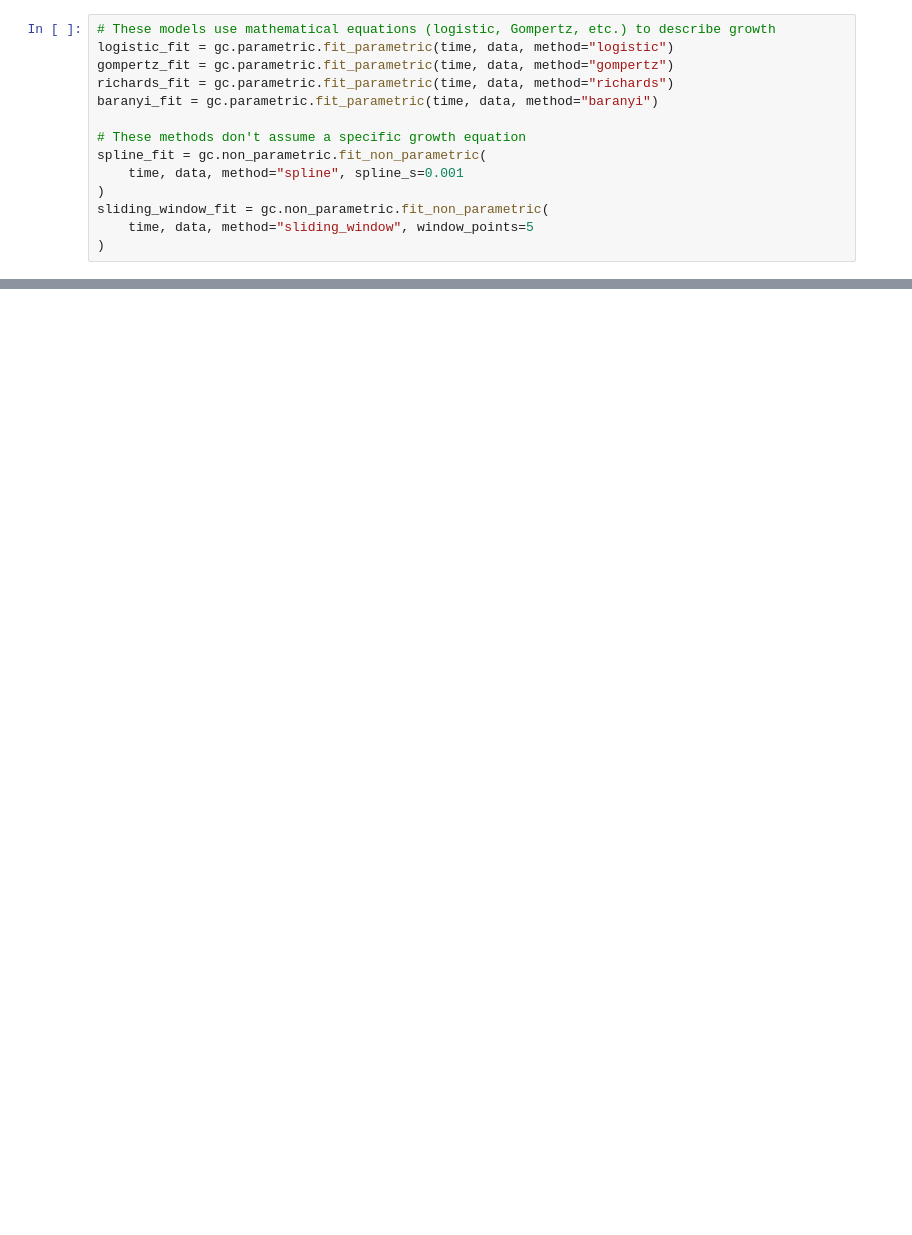
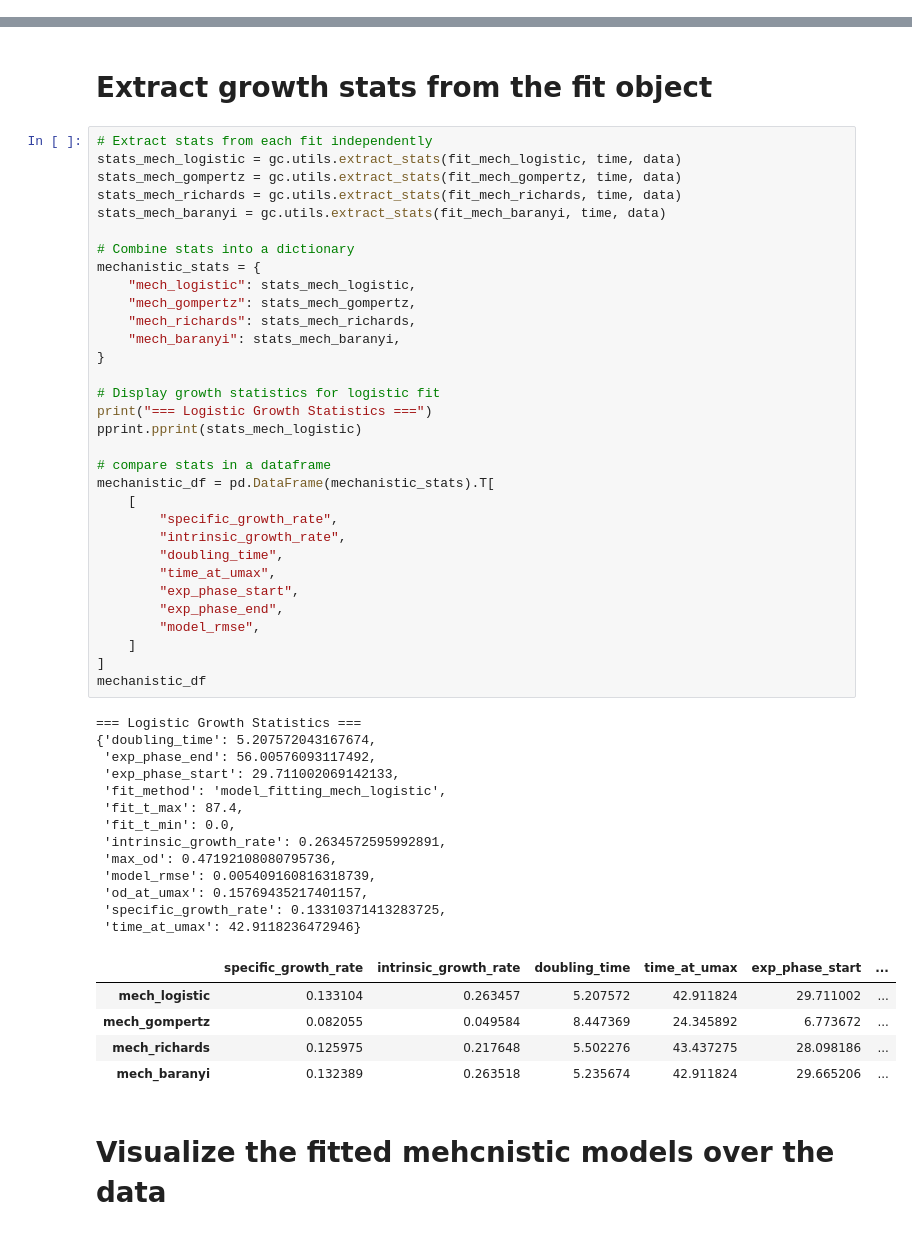
Before and after one commit to biosustain/growthcurves, a Jupyter notebook: docs/tutorial/tutorial.ipynb, the cells around one changed output, grey strips where cells are left out. Cells and saved outputs as stored; diff of their text form; blank space fills up the shorter version.

Commit message:
plotting, fitting and tutorial updates

```diff
--- a/docs/tutorial/tutorial.ipynb
+++ b/docs/tutorial/tutorial.ipynb
@@ -725,14 +0,0 @@ All fitting functions return a dictionary with the following structure:
-# %%
-# These models use mathematical equations (logistic, Gompertz, etc.) to describe growth
-logistic_fit = gc.parametric.fit_parametric(time, data, method="logistic")
-gompertz_fit = gc.parametric.fit_parametric(time, data, method="gompertz")
-richards_fit = gc.parametric.fit_parametric(time, data, method="richards")
-baranyi_fit = gc.parametric.fit_parametric(time, data, method="baranyi")
-
-# These methods don't assume a specific growth equation
-spline_fit = gc.non_parametric.fit_non_parametric(
-    time, data, method="spline", spline_s=0.001
-)
-sliding_window_fit = gc.non_parametric.fit_non_parametric(
-    time, data, method="sliding_window", window_points=5
-)
@@ -1161,0 +657,55 @@ fig_dndt.show()
+# %% [markdown]
+# Extract growth stats from the fit object
+# %%
+# Extract stats from each fit independently
+stats_mech_logistic = gc.utils.extract_stats(fit_mech_logistic, time, data)
+stats_mech_gompertz = gc.utils.extract_stats(fit_mech_gompertz, time, data)
+stats_mech_richards = gc.utils.extract_stats(fit_mech_richards, time, data)
+stats_mech_baranyi = gc.utils.extract_stats(fit_mech_baranyi, time, data)
+
+# Combine stats into a dictionary
+mechanistic_stats = {
+    "mech_logistic": stats_mech_logistic,
+    "mech_gompertz": stats_mech_gompertz,
+    "mech_richards": stats_mech_richards,
+    "mech_baranyi": stats_mech_baranyi,
+}
+
+# Display growth statistics for logistic fit
+print("=== Logistic Growth Statistics ===")
+pprint.pprint(stats_mech_logistic)
+
+# compare stats in a dataframe
+mechanistic_df = pd.DataFrame(mechanistic_stats).T[
+    [
+        "specific_growth_rate",
+        "intrinsic_growth_rate",
+        "doubling_time",
+        "time_at_umax",
+        "exp_phase_start",
+        "exp_phase_end",
+        "model_rmse",
+    ]
+]
+mechanistic_df
+# %% [output]
+=== Logistic Growth Statistics ===
+{'doubling_time': 5.207572043167674,
+ 'exp_phase_end': 56.00576093117492,
+ 'exp_phase_start': 29.711002069142133,
+ 'fit_method': 'model_fitting_mech_logistic',
+ 'fit_t_max': 87.4,
+ 'fit_t_min': 0.0,
+ 'intrinsic_growth_rate': 0.2634572595992891,
+ 'max_od': 0.47192108080795736,
+ 'model_rmse': 0.005409160816318739,
+ 'od_at_umax': 0.15769435217401157,
+ 'specific_growth_rate': 0.13310371413283725,
+ 'time_at_umax': 42.9118236472946}
+|  | specific_growth_rate | intrinsic_growth_rate | doubling_time | time_at_umax | exp_phase_start | ... |
+| mech_logistic | 0.133104 | 0.263457 | 5.207572 | 42.911824 | 29.711002 | ... |
+| mech_gompertz | 0.082055 | 0.049584 | 8.447369 | 24.345892 | 6.773672 | ... |
+| mech_richards | 0.125975 | 0.217648 | 5.502276 | 43.437275 | 28.098186 | ... |
+| mech_baranyi | 0.132389 | 0.263518 | 5.235674 | 42.911824 | 29.665206 | ... |
+# %% [markdown]
+# Visualize the fitted mehcnistic models over the data
```
Also changed, not shown: parts of 45 cells of this notebook, 4 other files.
